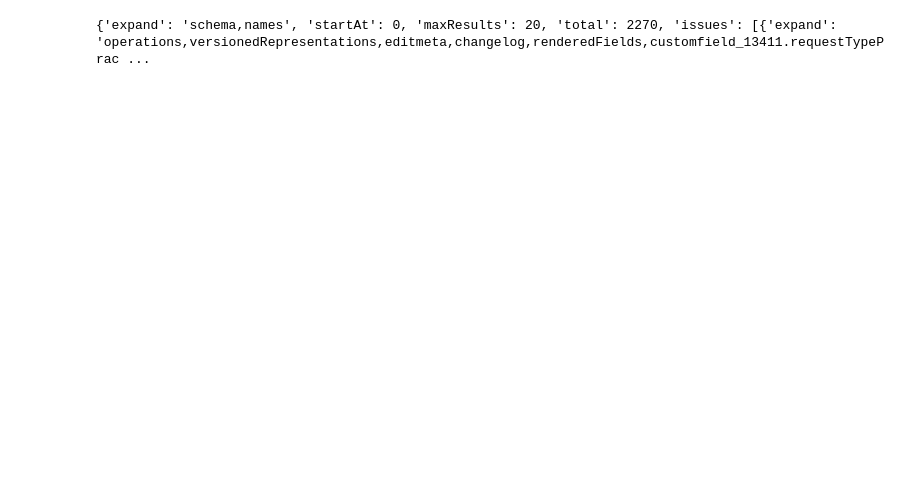
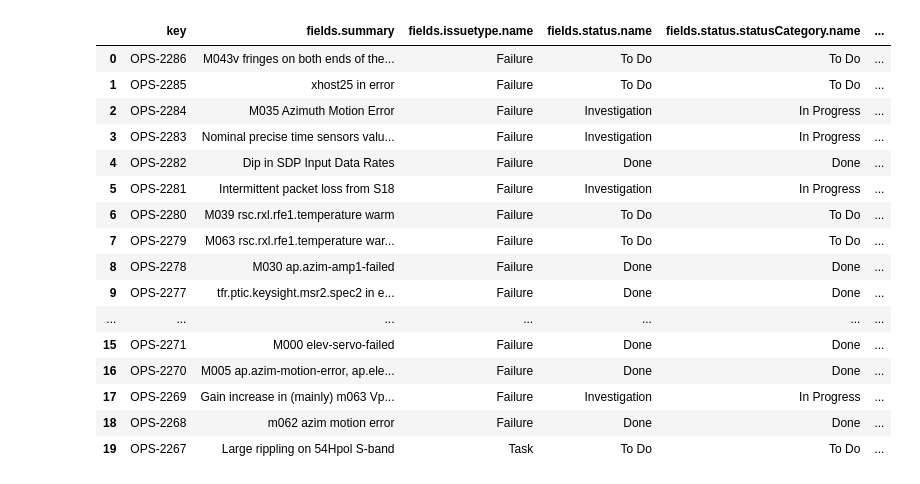
Before and after one commit to Duocasius/My_scripts, a Jupyter notebook: Quickstart_jira_rest_api.ipynb, the cells around one changed output. Saved outputs shown, nothing was run; the diff lists cells and outputs as text; code cells hidden in the pictures; blank space fills up the shorter version.

```diff
--- a/Quickstart_jira_rest_api.ipynb
+++ b/Quickstart_jira_rest_api.ipynb
@@ -611,15 +145,0 @@ df[FIELDS_OF_INTEREST]
-# %%
-response = requests.get('https://skaafrica.atlassian.net/rest/api/2/search?jql=project="OPS"&maxResults=20',headers = headers, auth=("deiman@sarao.ac.za","CY8gtPmvMXRMBNvwzsCH7ABC"))
-
-
-for k in response.json().keys():
-    #print(k)
-    #print(response.json()[k])
-    if k == 'fields':
-        print(response.json()[k]['issuetype'])
-        print(response.json()[k]['description'])
-        print(response.json()[k]['lastViewed'])
-
-print(response.json())
-# %% [output]
-{'expand': 'schema,names', 'startAt': 0, 'maxResults': 20, 'total': 2270, 'issues': [{'expand': 'operations,versionedRepresentations,editmeta,changelog,renderedFields,customfield_13411.requestTypePrac ...
@@ -625,0 +286,38 @@ print(response.json())
+# %%
+from atlassian import Jira
+import pandas as pd
+jira_instance = Jira(
+    url='https://skaafrica.atlassian.net/',
+    username='deiman@sarao.ac.za',
+    password='ph9MRTGi3oN2lfanSVCh908B'
+)
+
+# Get results of jql query
+results = jira_instance.jql("project = OPS", limit = 20, fields=["issuetype", "status", "summary", "reporter", "assignee"])
+
+# Load the results into a DataFrame. The list of issues is under the "issues" key of the results object.
+df = pd.json_normalize(results["issues"])
+
+# Define which fields we care about using dot notation for nested fields.
+FIELDS_OF_INTEREST = ["key", "fields.summary", "fields.issuetype.name", "fields.status.name", "fields.status.statusCategory.name", "fields.reporter.displayName", "fields.assignee.displayName"]
+
+# Filter to only display the fields we care about. To actually filter them out use df = df[FIELDS_OF_INTEREST].
+df[FIELDS_OF_INTEREST]
+# %% [output]
+|  | key | fields.summary | fields.issuetype.name | fields.status.name | fields.status.statusCategory.name | ... |
+| 0 | OPS-2286 | M043v fringes on both ends of the... | Failure | To Do | To Do | ... |
+| 1 | OPS-2285 | xhost25 in error | Failure | To Do | To Do | ... |
+| 2 | OPS-2284 | M035 Azimuth Motion Error | Failure | Investigation | In Progress | ... |
+| 3 | OPS-2283 | Nominal precise time sensors valu... | Failure | Investigation | In Progress | ... |
+| 4 | OPS-2282 | Dip in SDP Input Data Rates | Failure | Done | Done | ... |
+| 5 | OPS-2281 | Intermittent packet loss from S18 | Failure | Investigation | In Progress | ... |
+| 6 | OPS-2280 | M039 rsc.rxl.rfe1.temperature warm | Failure | To Do | To Do | ... |
+| 7 | OPS-2279 | M063 rsc.rxl.rfe1.temperature war... | Failure | To Do | To Do | ... |
+| 8 | OPS-2278 | M030 ap.azim-amp1-failed | Failure | Done | Done | ... |
+| 9 | OPS-2277 | tfr.ptic.keysight.msr2.spec2 in e... | Failure | Done | Done | ... |
+| ... | ... | ... | ... | ... | ... | ... |
+| 15 | OPS-2271 | M000 elev-servo-failed | Failure | Done | Done | ... |
+| 16 | OPS-2270 | M005 ap.azim-motion-error, ap.ele... | Failure | Done | Done | ... |
+| 17 | OPS-2269 | Gain increase in (mainly) m063 Vp... | Failure | Investigation | In Progress | ... |
+| 18 | OPS-2268 | m062 azim motion error | Failure | Done | Done | ... |
+| 19 | OPS-2267 | Large rippling on 54Hpol S-band | Task | To Do | To Do | ... |
```
Also changed, not shown: parts of 29 cells of this notebook.
